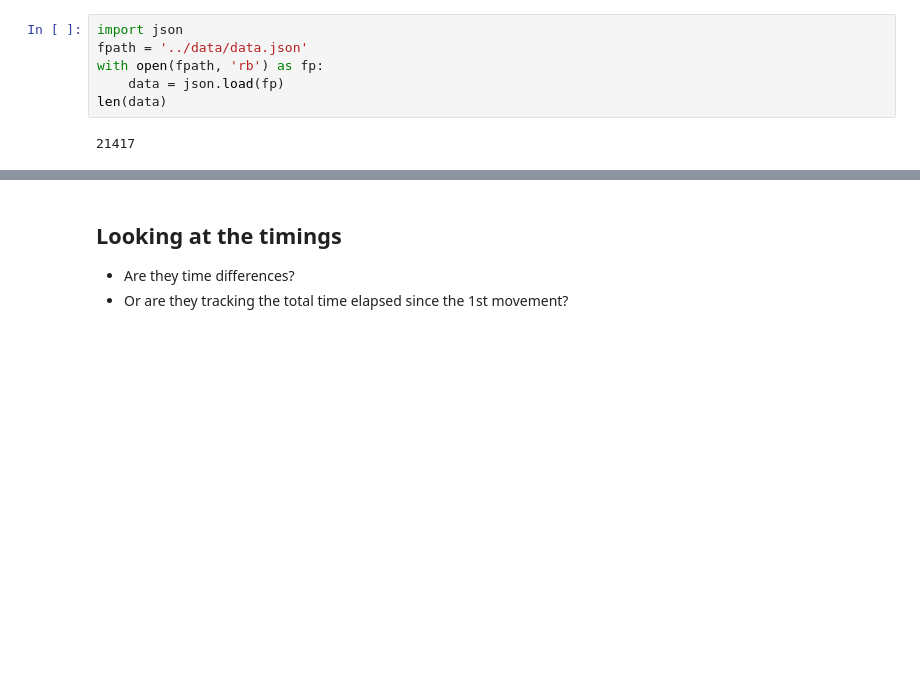
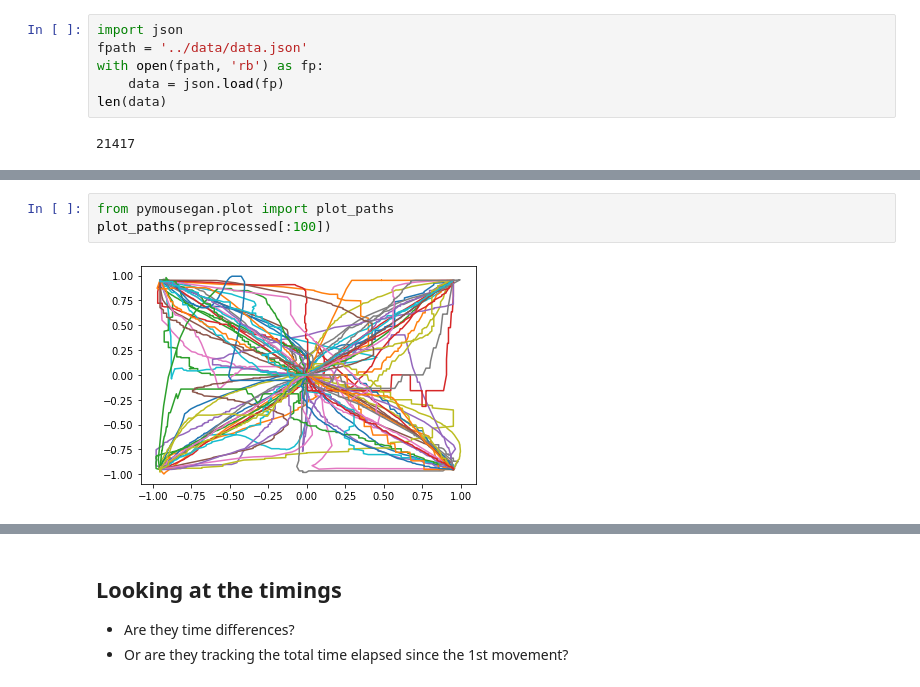
Before and after one commit to jchen42703/ai_mouse_movements, a Jupyter notebook: python/notebooks/Preprocessing Data v2.ipynb, the cells around one changed output, grey strips where cells are left out. Drawn from its saved outputs; the diff is of its cells as text; blank space fills up the shorter version.

```diff
--- a/python/notebooks/Preprocessing Data v2.ipynb
+++ b/python/notebooks/Preprocessing Data v2.ipynb
@@ -72,3 +93,8 @@ Before minmax normalization;dt min: 0.0dt max: 999.0
+# %%
+from pymousegan.plot import plot_paths
+plot_paths(preprocessed[:100])
+# %% [output]
+[figure, added]
 # %%
 import seaborn as sns
 %matplotlib inline
```
Also changed, not shown: parts of 8 cells of this notebook.
